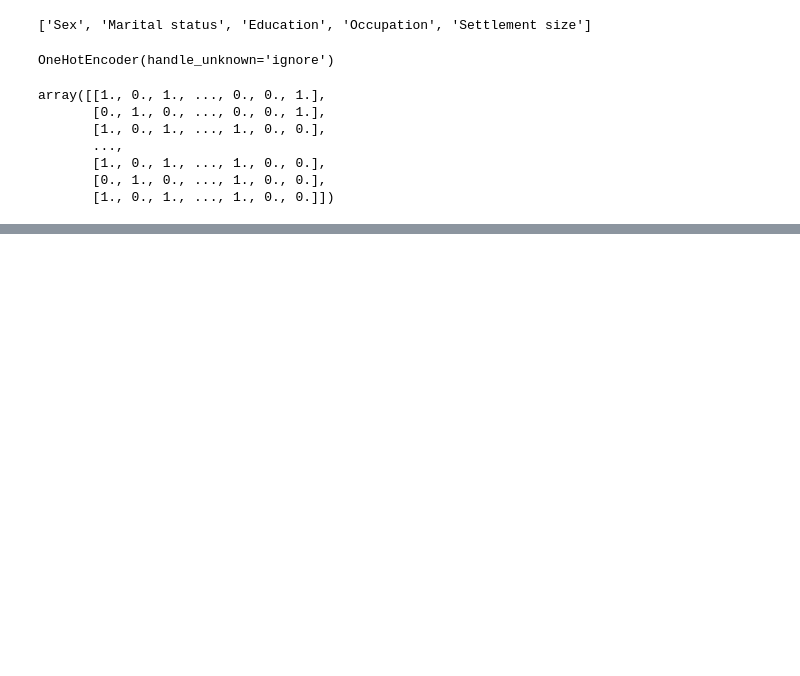
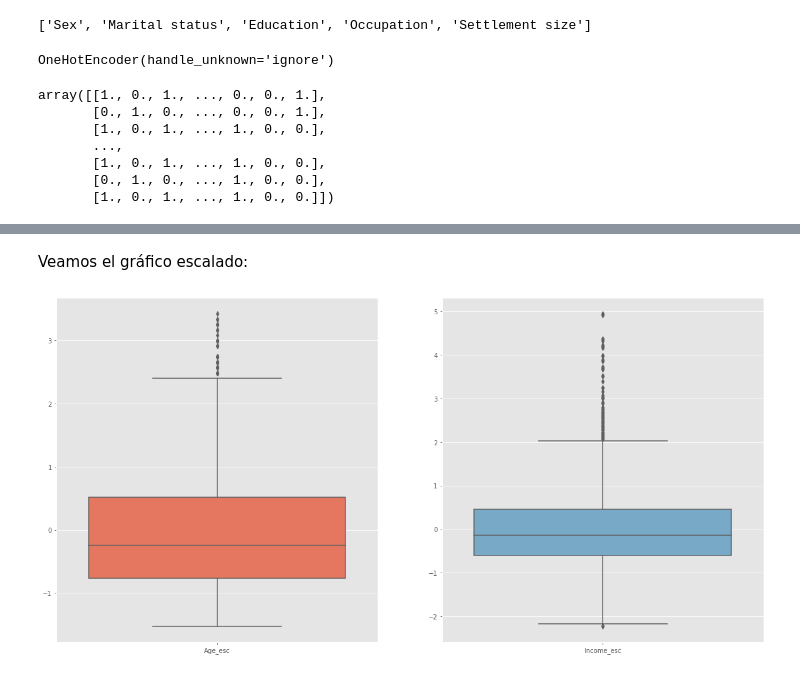
Before and after one commit to ymgabaldon/Ej_segmentacion, a Jupyter notebook: Analisis retail online.ipynb, the cells around one changed output, grey strips where cells are left out. Saved outputs shown, nothing was run; the diff lists cells and outputs as text; code cells hidden in the pictures; blank space fills up the shorter version.

```diff
--- a/Analisis retail online.ipynb
+++ b/Analisis retail online.ipynb
@@ -115,0 +204,4 @@ pd.get_dummies(df["Sex"])
+# %%
+escalador=StandardScaler()
+# %%
+escalador.fit(df[numericas])
@@ -115,0 +210,3 @@ pd.get_dummies(df["Sex"])
+# %%
+array_num=escalador.transform(df[numericas])
+array_num
@@ -115,0 +223,3 @@ pd.get_dummies(df["Sex"])
+# %%
+df_num=pd.DataFrame(array_num,columns=['Age_esc', 'Income_esc'])
+df_num.head()
@@ -115,0 +247,8 @@ pd.get_dummies(df["Sex"])
+# %% [markdown]
+Veamos el gráfico escalado:
+# %%
+fig,axes=plt.subplots(nrows=1,ncols=2,figsize=(20,10))
+sns.boxplot(data=df_num[["Age_esc"]],ax=axes[0],palette='Reds')
+sns.boxplot(data=df_num[["Income_esc"]],ax=axes[1],palette='Blues');
+# %% [output]
+[figure, added]
```
Also changed, not shown: parts of 33 cells of this notebook.
